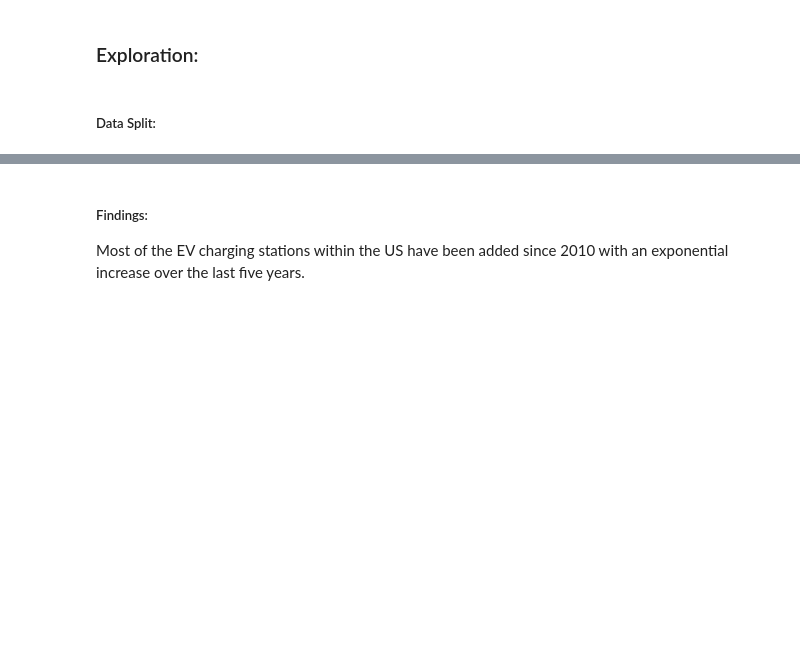
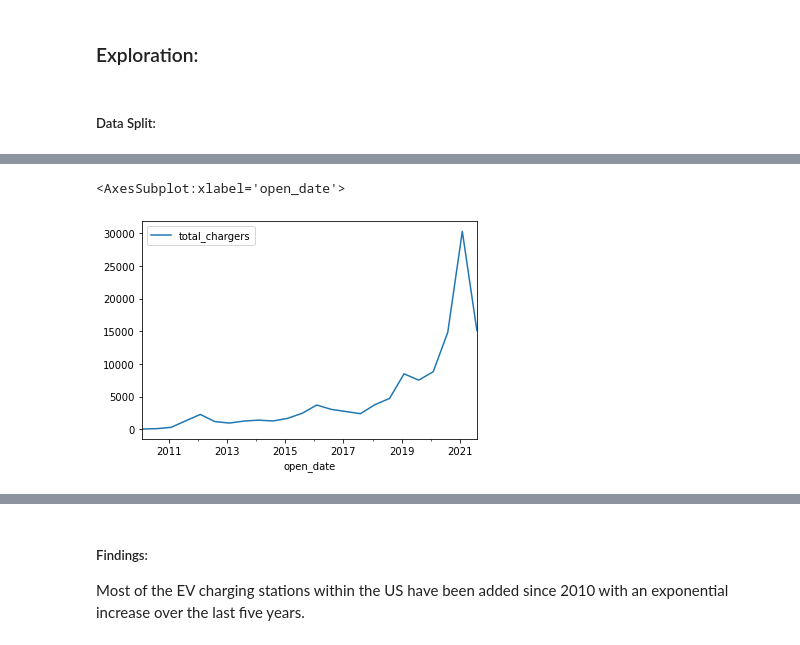
Before and after one commit to jeffakins/EV_Charger_Growth, a Jupyter notebook: individual_project.ipynb, the cells around one changed output, grey strips where cells are left out. Saved outputs shown, nothing was run; the diff lists cells and outputs as text; code cells hidden in the pictures; blank space fills up the shorter version.

```diff
--- a/individual_project.ipynb
+++ b/individual_project.ipynb
@@ -118,3 +112,5 @@ plt.show()
 ### Exploration:
 # %% [markdown]
 ##### Data Split:
+# %%
+ev = ev[['open_date', 'total_chargers']]
@@ -121,3 +154,8 @@ plt.show()
+# %%
+ev.plot()
+# %% [output]
+<AxesSubplot:xlabel='open_date'>
+[figure, added]
 # %%
 # compute num of rows that are 50% of total rows and assign to variable train_size
 train_size = int(len(ev) * .5)
```
Also changed, not shown: parts of 26 cells of this notebook.
